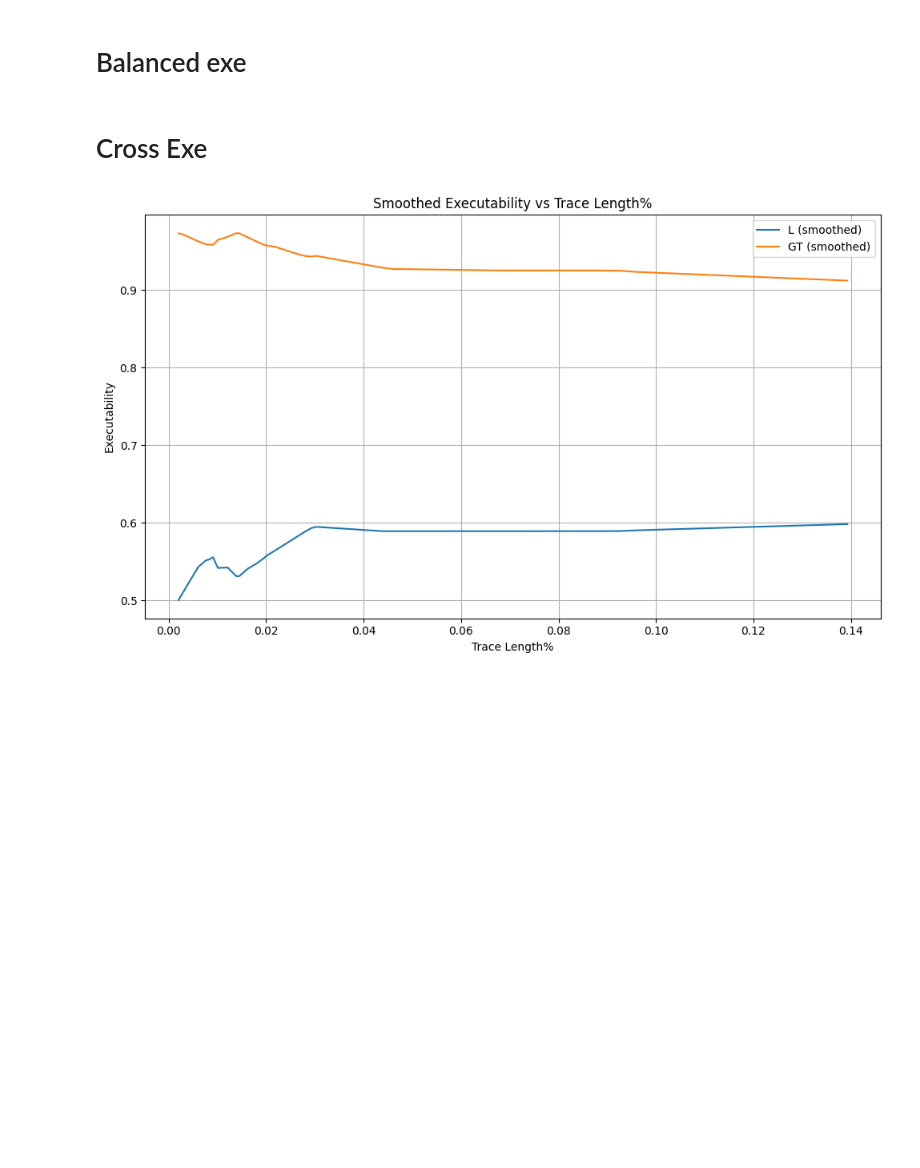
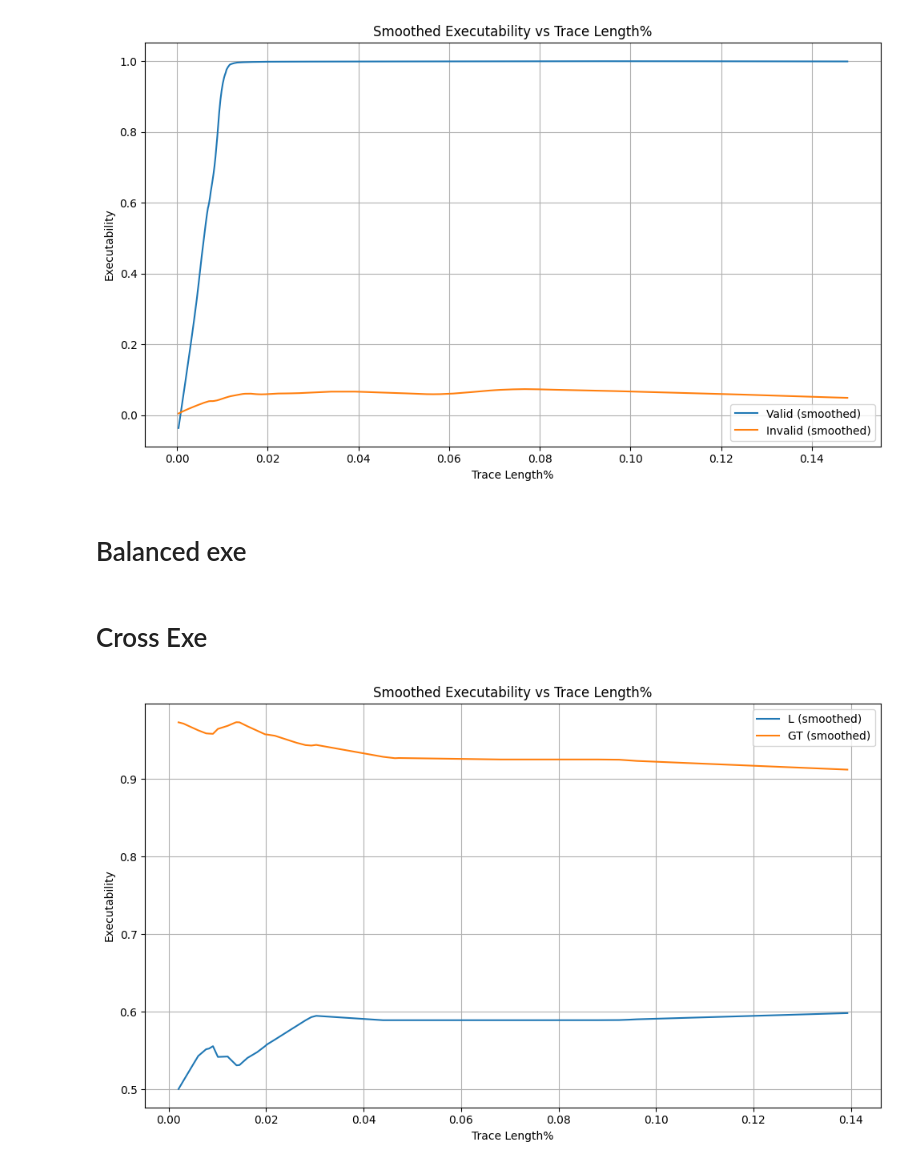
Before and after one commit to utop1an/locm3, a Jupyter notebook: src/examples/plot.ipynb, the cells around one changed output. Drawn from its saved outputs; the diff is of its cells as text; code cells hidden in the pictures; blank space fills up the shorter version.

```diff
--- a/src/examples/plot.ipynb
+++ b/src/examples/plot.ipynb
@@ -76,3 +144,29 @@ plt.show()
+# %%
+
+
+
+# Read and clean
+df = pd.read_csv('locm_acceptance_rate.csv')
+df.columns = df.columns.str.strip()
+df = df.sort_values(by='len%')
+
+# Apply LOWESS
+valid_smoothed = lowess(df['valid_exe'], df['len%'], frac=0.3)
+invalid_smoothed = lowess(df['invalid_exe'], df['len%'], frac=0.3)
+
+# Plot
+plt.figure(figsize=(10, 6))
+plt.plot(valid_smoothed[:, 0], valid_smoothed[:, 1], label='Valid (smoothed)')
+plt.plot(invalid_smoothed[:, 0], invalid_smoothed[:, 1], label='Invalid (smoothed)')
+plt.xlabel("Trace Length%")
+plt.ylabel("Executability")
+plt.title("Smoothed Executability vs Trace Length%")
+plt.legend()
+plt.grid(True)
+plt.tight_layout()
+plt.show()
+# %% [output]
+[figure, added]
 # %% [markdown]
 # Balanced exe
 # %%
```
Also changed, not shown: parts of 5 cells of this notebook, 1 other file.
